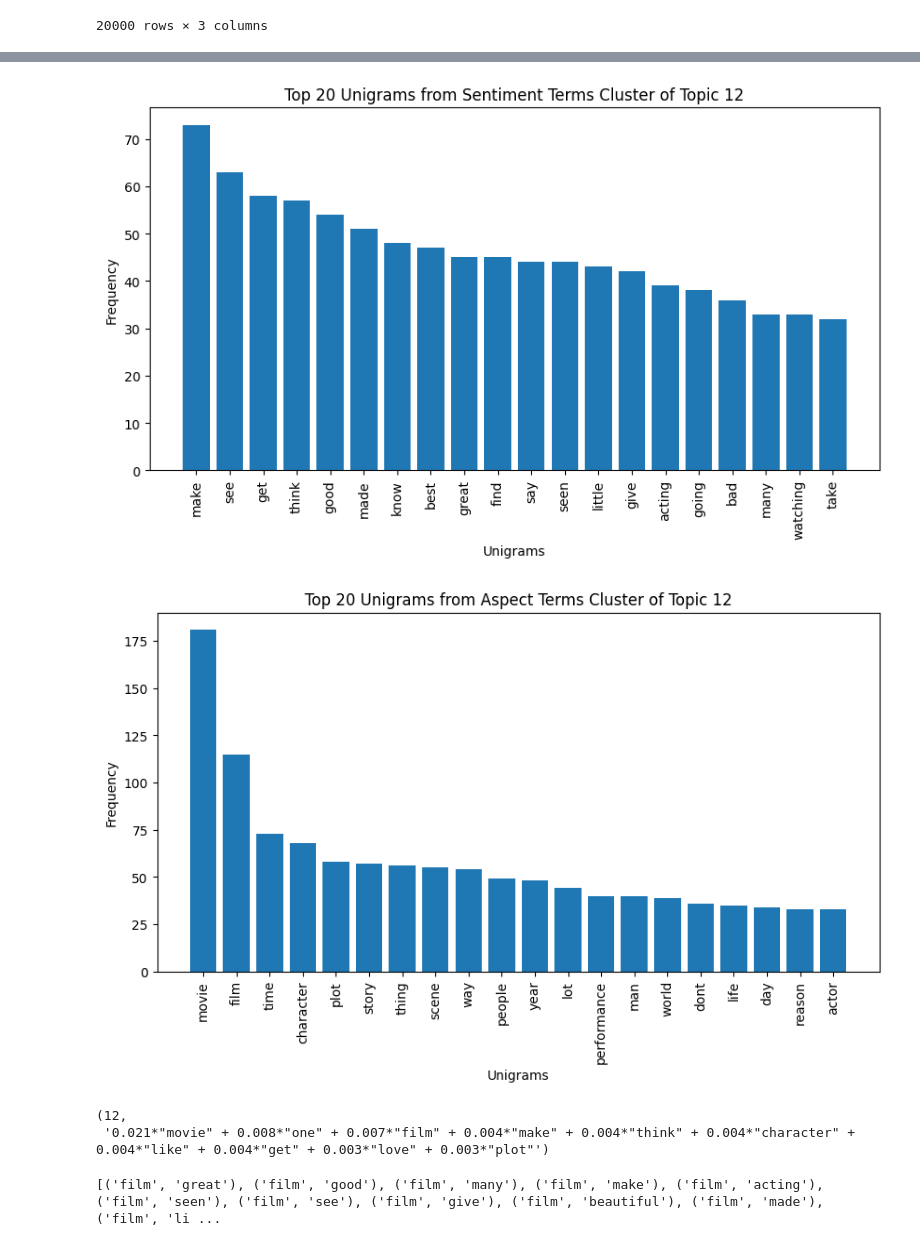
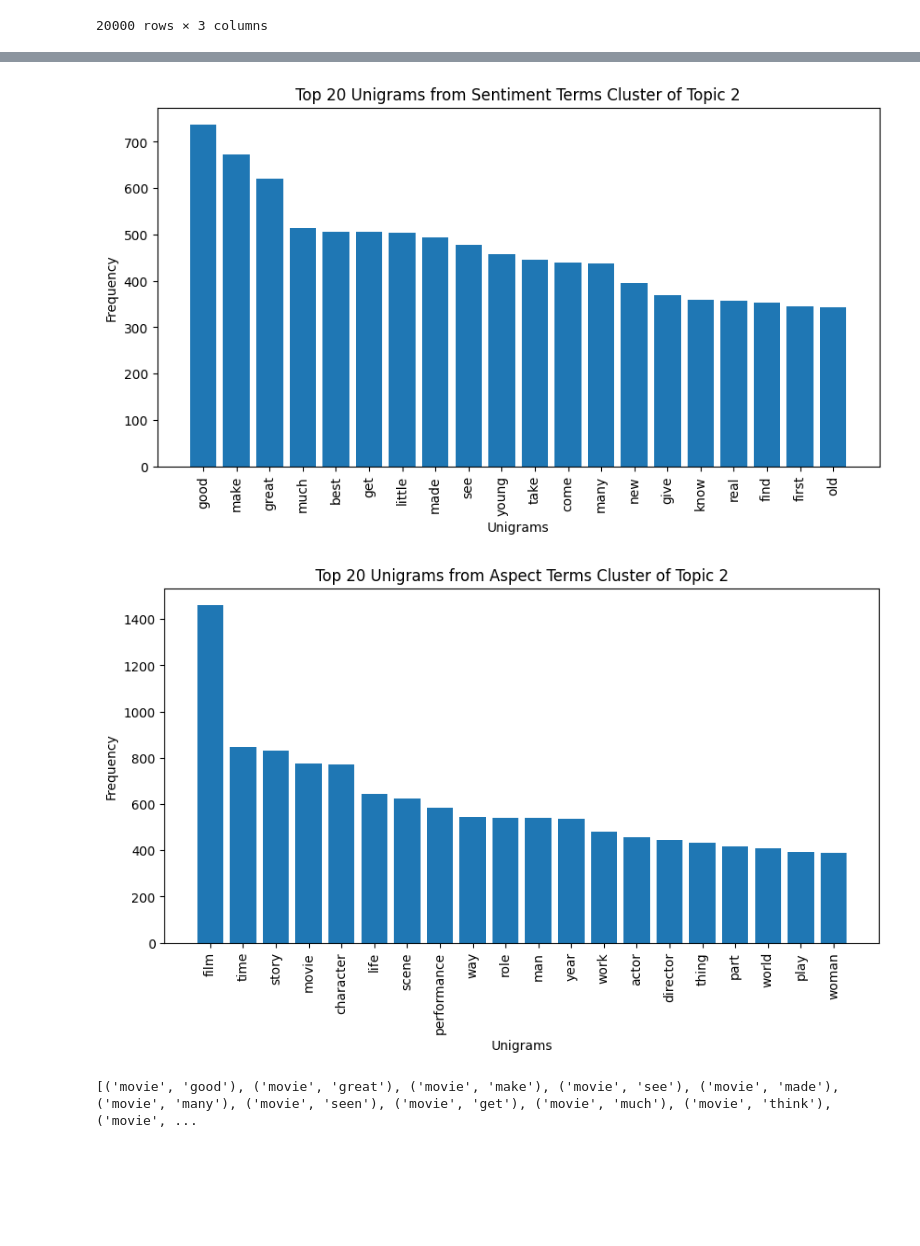
Before and after one commit to muftialroaz/movies-sentiment-analysis, a Jupyter notebook: ATE_ACD.ipynb, the cells around one changed output, grey strips where cells are left out. Drawn from its saved outputs; the diff is of its cells as text; code cells hidden in the pictures; blank space fills up the shorter version.

```diff
--- a/ATE_ACD.ipynb
+++ b/ATE_ACD.ipynb
@@ -114,7 +114,7 @@ dictionary = corpora.Dictionary(reviews)
 doc_term_matrix = [dictionary.doc2bow(doc) for doc in reviews]
 # %%
 # Lakukan LDA
-lda_model = models.LdaMulticore(doc_term_matrix, num_topics=20, id2word=dictionary, passes=15)
+lda_model = models.LdaMulticore(doc_term_matrix, num_topics=5, id2word=dictionary, passes=15)
 topics = lda_model.print_topics(num_words=10)
 # %%
 topics
@@ -160,8 +169,8 @@ aspect_terms
 # %%
 # Buat klaster berdasarkan topik dominan dari seluruh sentiment cluster masing-masing teks
 # Untuk suatu topic, term yang menyusunnya apa saja
-sentiment_clusters_by_topic = [[] for _ in range(20)]
-aspect_clusters_by_topic = [[] for _ in range(20)]
+sentiment_clusters_by_topic = [[] for _ in range(5)]
+aspect_clusters_by_topic = [[] for _ in range(5)]
 
 for terms, topic in sentiment_clusters:
     sentiment_clusters_by_topic[topic].extend(terms)
@@ -183,43 +192,38 @@ aspect_unigrams = [top_unigrams(cluster) for cluster in aspect_clusters_by_topic
 # %%
 import matplotlib.pyplot as plt
 # Menampilkan grafik Top 20 unigrams dari klaster istilah sentimen untuk topik nomor 12
-topic_number = 12
+topic_number = 2
 if topic_number < len(sentiment_clusters_by_topic) and topic_number < len(aspect_clusters_by_topic):
     sentiment_counter = Counter(sentiment_clusters_by_topic[topic_number])
     aspect_counter = Counter(aspect_clusters_by_topic[topic_number])
 
     most_common_sentiment_unigrams = sentiment_counter.most_common(20)
     most_common_aspect_unigrams = aspect_counter.most_common(20)
 
     # Plot sentiment unigrams
     words_sentiment, counts_sentiment = zip(*most_common_sentiment_unigrams)
     plt.figure(figsize=(10, 5))
     plt.bar(words_sentiment, counts_sentiment)
     plt.xticks(rotation=90)
     plt.title(f'Top 20 Unigrams from Sentiment Terms Cluster of Topic {topic_number}')
     plt.xlabel('Unigrams')
     plt.ylabel('Frequency')
     plt.show()
 
     # Plot aspect unigrams
     words_aspect, counts_aspect = zip(*most_common_aspect_unigrams)
     plt.figure(figsize=(10, 5))
     plt.bar(words_aspect, counts_aspect)
     plt.xticks(rotation=90)
     plt.title(f'Top 20 Unigrams from Aspect Terms Cluster of Topic {topic_number}')
     plt.xlabel('Unigrams')
     plt.ylabel('Frequency')
     plt.show()
 else:
     print(f"Topic number {topic_number} is out of range.")
 # %% [output]
-[figure, old version]
+[figure, new version]
-[figure, old version]
+[figure, new version]
-# %%
-topics[12]
-# %% [output]
-(12,
- '0.021*"movie" + 0.008*"one" + 0.007*"film" + 0.004*"make" + 0.004*"think" + 0.004*"character" + 0.004*"like" + 0.004*"get" + 0.003*"love" + 0.003*"plot"')
 # %%
 # Label topik
 topic_labels = []
@@ -236,4 +240,4 @@ top_400_pairs = combined_pairs[:400]
 
 print(top_400_pairs)
 # %% [output]
-[('film', 'great'), ('film', 'good'), ('film', 'many'), ('film', 'make'), ('film', 'acting'), ('film', 'seen'), ('film', 'see'), ('film', 'give'), ('film', 'beautiful'), ('film', 'made'), ('film', 'li ...
+[('movie', 'good'), ('movie', 'great'), ('movie', 'make'), ('movie', 'see'), ('movie', 'made'), ('movie', 'many'), ('movie', 'seen'), ('movie', 'get'), ('movie', 'much'), ('movie', 'think'), ('movie', ...
```
Also changed, not shown: parts of 19 cells of this notebook.
